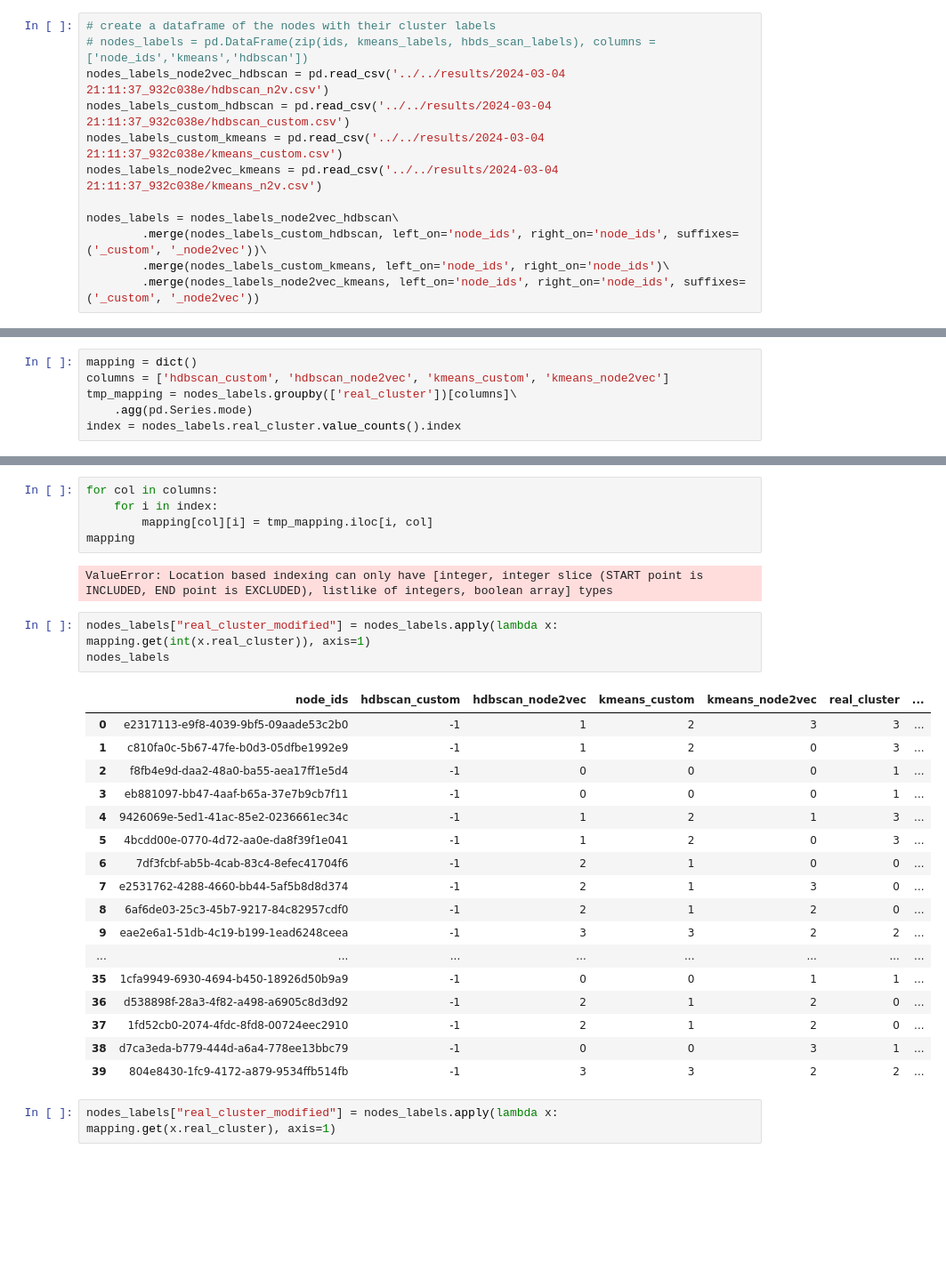
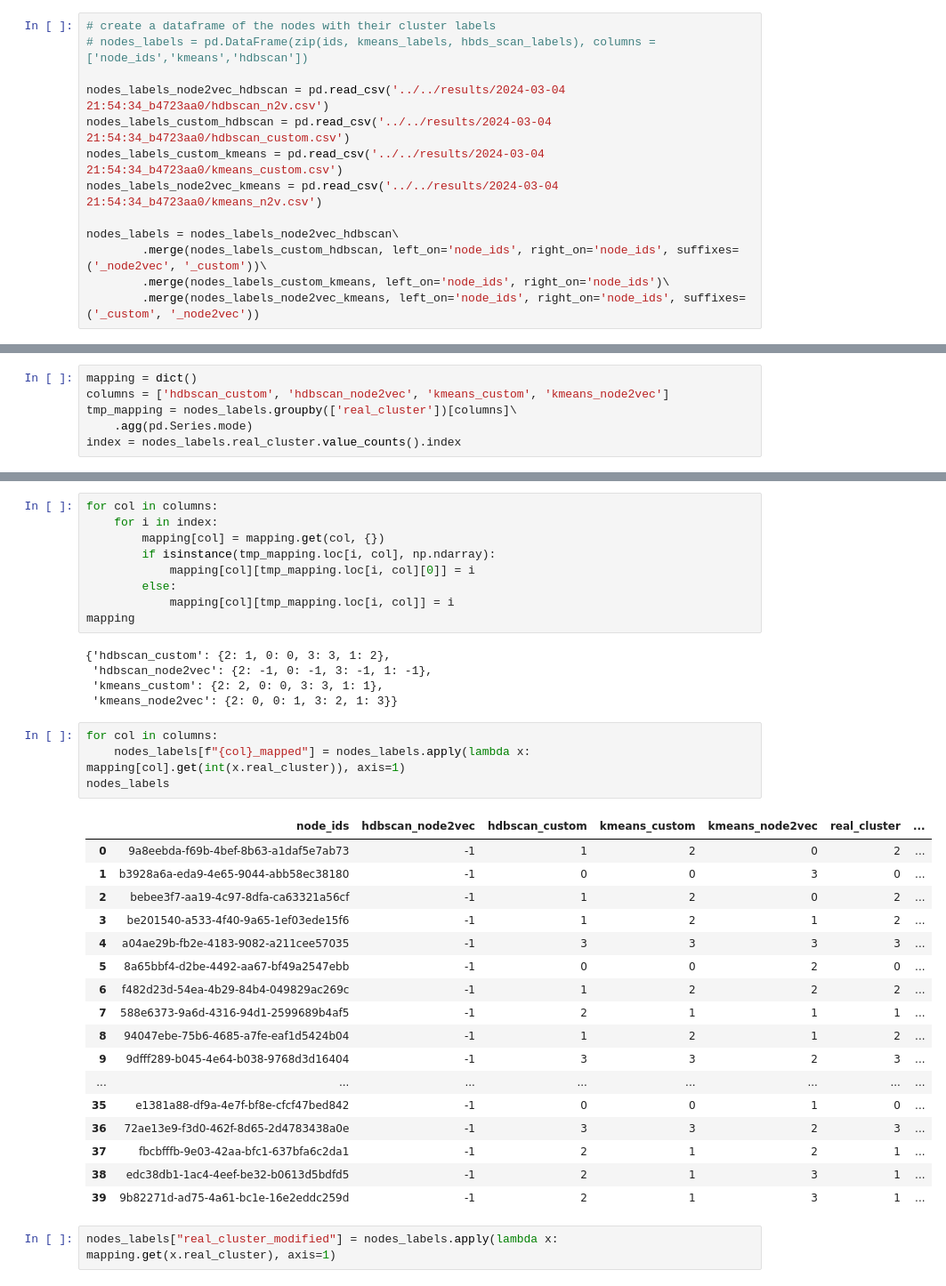
Before and after one commit to argelignacio/TRABAJO-PROFESIONAL-7599-, a Jupyter notebook: clustering/hdbscan/notebook_custom.ipynb, the cells around one changed output, grey strips where cells are left out. Shown: that part at 89% size. Drawn from its saved outputs; the diff is of its cells as text; blank space fills up the shorter version.

```diff
--- a/clustering/hdbscan/notebook_custom.ipynb
+++ b/clustering/hdbscan/notebook_custom.ipynb
@@ -103,13 +95,14 @@ hbds_scan_labels = hdbs_model.labels_
 # %%
 # create a dataframe of the nodes with their cluster labels
 # nodes_labels = pd.DataFrame(zip(ids, kmeans_labels, hbds_scan_labels), columns = ['node_ids','kmeans','hdbscan'])
-nodes_labels_node2vec_hdbscan = pd.read_csv('../../results/2024-03-04 21:11:37_932c038e/hdbscan_n2v.csv')
-nodes_labels_custom_hdbscan = pd.read_csv('../../results/2024-03-04 21:11:37_932c038e/hdbscan_custom.csv')
-nodes_labels_custom_kmeans = pd.read_csv('../../results/2024-03-04 21:11:37_932c038e/kmeans_custom.csv')
-nodes_labels_node2vec_kmeans = pd.read_csv('../../results/2024-03-04 21:11:37_932c038e/kmeans_n2v.csv')
+
+nodes_labels_node2vec_hdbscan = pd.read_csv('../../results/2024-03-04 21:54:34_b4723aa0/hdbscan_n2v.csv')
+nodes_labels_custom_hdbscan = pd.read_csv('../../results/2024-03-04 21:54:34_b4723aa0/hdbscan_custom.csv')
+nodes_labels_custom_kmeans = pd.read_csv('../../results/2024-03-04 21:54:34_b4723aa0/kmeans_custom.csv')
+nodes_labels_node2vec_kmeans = pd.read_csv('../../results/2024-03-04 21:54:34_b4723aa0/kmeans_n2v.csv')
 
 nodes_labels = nodes_labels_node2vec_hdbscan\
-        .merge(nodes_labels_custom_hdbscan, left_on='node_ids', right_on='node_ids', suffixes=('_custom', '_node2vec'))\
+        .merge(nodes_labels_custom_hdbscan, left_on='node_ids', right_on='node_ids', suffixes=('_node2vec', '_custom'))\
         .merge(nodes_labels_custom_kmeans, left_on='node_ids', right_on='node_ids')\
         .merge(nodes_labels_node2vec_kmeans, left_on='node_ids', right_on='node_ids', suffixes=('_custom', '_node2vec'))
 # %%
@@ -161,31 +156,39 @@ index = nodes_labels.real_cluster.value_counts().index
 # %%
 for col in columns:
     for i in index:
-        mapping[col][i] = tmp_mapping.iloc[i, col]
+        mapping[col] = mapping.get(col, {})
+        if isinstance(tmp_mapping.loc[i, col], np.ndarray):
+            mapping[col][tmp_mapping.loc[i, col][0]] = i
+        else:
+            mapping[col][tmp_mapping.loc[i, col]] = i
 mapping
 # %% [output]
-ValueError: Location based indexing can only have [integer, integer slice (START point is INCLUDED, END point is EXCLUDED), listlike of integers, boolean array] types
+{'hdbscan_custom': {2: 1, 0: 0, 3: 3, 1: 2},
+ 'hdbscan_node2vec': {2: -1, 0: -1, 3: -1, 1: -1},
+ 'kmeans_custom': {2: 2, 0: 0, 3: 3, 1: 1},
+ 'kmeans_node2vec': {2: 0, 0: 1, 3: 2, 1: 3}}
 # %%
-nodes_labels["real_cluster_modified"] = nodes_labels.apply(lambda x: mapping.get(int(x.real_cluster)), axis=1)
+for col in columns:
+    nodes_labels[f"{col}_mapped"] = nodes_labels.apply(lambda x: mapping[col].get(int(x.real_cluster)), axis=1)
 nodes_labels
 # %% [output]
-|  | node_ids | hdbscan_custom | hdbscan_node2vec | kmeans_custom | kmeans_node2vec | real_cluster | ... |
-| 0 | e2317113-e9f8-4039-9bf5-09aade53c2b0 | -1 | 1 | 2 | 3 | 3 | ... |
-| 1 | c810fa0c-5b67-47fe-b0d3-05dfbe1992e9 | -1 | 1 | 2 | 0 | 3 | ... |
-| 2 | f8fb4e9d-daa2-48a0-ba55-aea17ff1e5d4 | -1 | 0 | 0 | 0 | 1 | ... |
-| 3 | eb881097-bb47-4aaf-b65a-37e7b9cb7f11 | -1 | 0 | 0 | 0 | 1 | ... |
-| 4 | 9426069e-5ed1-41ac-85e2-0236661ec34c | -1 | 1 | 2 | 1 | 3 | ... |
-| 5 | 4bcdd00e-0770-4d72-aa0e-da8f39f1e041 | -1 | 1 | 2 | 0 | 3 | ... |
-| 6 | 7df3fcbf-ab5b-4cab-83c4-8efec41704f6 | -1 | 2 | 1 | 0 | 0 | ... |
-| 7 | e2531762-4288-4660-bb44-5af5b8d8d374 | -1 | 2 | 1 | 3 | 0 | ... |
-| 8 | 6af6de03-25c3-45b7-9217-84c82957cdf0 | -1 | 2 | 1 | 2 | 0 | ... |
-| 9 | eae2e6a1-51db-4c19-b199-1ead6248ceea | -1 | 3 | 3 | 2 | 2 | ... |
+|  | node_ids | hdbscan_node2vec | hdbscan_custom | kmeans_custom | kmeans_node2vec | real_cluster | ... |
+| 0 | 9a8eebda-f69b-4bef-8b63-a1daf5e7ab73 | -1 | 1 | 2 | 0 | 2 | ... |
+| 1 | b3928a6a-eda9-4e65-9044-abb58ec38180 | -1 | 0 | 0 | 3 | 0 | ... |
+| 2 | bebee3f7-aa19-4c97-8dfa-ca63321a56cf | -1 | 1 | 2 | 0 | 2 | ... |
+| 3 | be201540-a533-4f40-9a65-1ef03ede15f6 | -1 | 1 | 2 | 1 | 2 | ... |
+| 4 | a04ae29b-fb2e-4183-9082-a211cee57035 | -1 | 3 | 3 | 3 | 3 | ... |
+| 5 | 8a65bbf4-d2be-4492-aa67-bf49a2547ebb | -1 | 0 | 0 | 2 | 0 | ... |
+| 6 | f482d23d-54ea-4b29-84b4-049829ac269c | -1 | 1 | 2 | 2 | 2 | ... |
+| 7 | 588e6373-9a6d-4316-94d1-2599689b4af5 | -1 | 2 | 1 | 1 | 1 | ... |
+| 8 | 94047ebe-75b6-4685-a7fe-eaf1d5424b04 | -1 | 1 | 2 | 1 | 2 | ... |
+| 9 | 9dfff289-b045-4e64-b038-9768d3d16404 | -1 | 3 | 3 | 2 | 3 | ... |
 | ... | ... | ... | ... | ... | ... | ... | ... |
-| 35 | 1cfa9949-6930-4694-b450-18926d50b9a9 | -1 | 0 | 0 | 1 | 1 | ... |
-| 36 | d538898f-28a3-4f82-a498-a6905c8d3d92 | -1 | 2 | 1 | 2 | 0 | ... |
-| 37 | 1fd52cb0-2074-4fdc-8fd8-00724eec2910 | -1 | 2 | 1 | 2 | 0 | ... |
-| 38 | d7ca3eda-b779-444d-a6a4-778ee13bbc79 | -1 | 0 | 0 | 3 | 1 | ... |
-| 39 | 804e8430-1fc9-4172-a879-9534ffb514fb | -1 | 3 | 3 | 2 | 2 | ... |
+| 35 | e1381a88-df9a-4e7f-bf8e-cfcf47bed842 | -1 | 0 | 0 | 1 | 0 | ... |
+| 36 | 72ae13e9-f3d0-462f-8d65-2d4783438a0e | -1 | 3 | 3 | 2 | 3 | ... |
+| 37 | fbcbfffb-9e03-42aa-bfc1-637bfa6c2da1 | -1 | 2 | 1 | 2 | 1 | ... |
+| 38 | edc38db1-1ac4-4eef-be32-b0613d5bdfd5 | -1 | 2 | 1 | 3 | 1 | ... |
+| 39 | 9b82271d-ad75-4a61-bc1e-16e2eddc259d | -1 | 2 | 1 | 3 | 1 | ... |
 # %%
 nodes_labels["real_cluster_modified"] = nodes_labels.apply(lambda x: mapping.get(x.real_cluster), axis=1)
 # %% [output]
```
Also changed, not shown: parts of 6 cells of this notebook.
